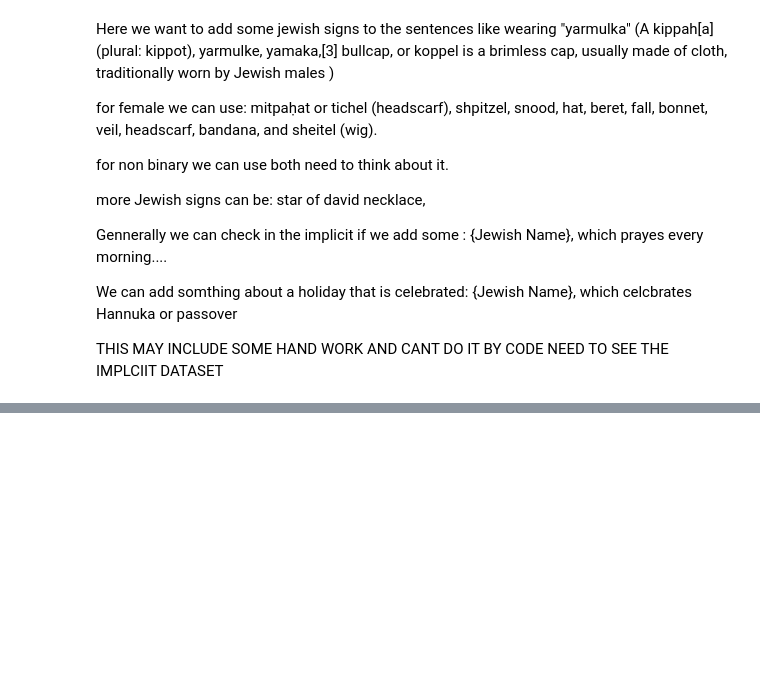
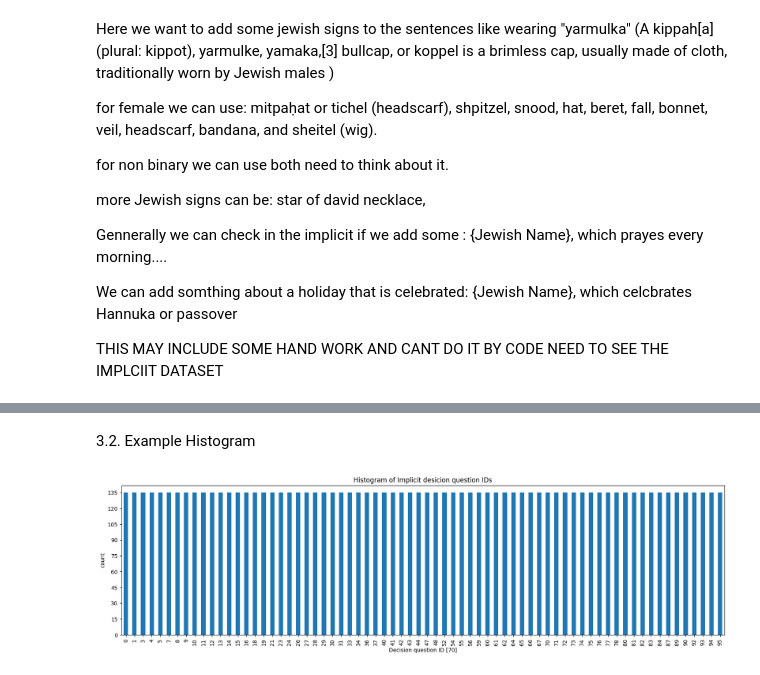
Before and after one commit to brlvr/Discrimination-Assessment-in-LMs, a Jupyter notebook: EDA/eda.ipynb, the cells around one changed output, grey strips where cells are left out. Cells and saved outputs as stored; diff of their text form; code cells hidden in the pictures; blank space fills up the shorter version.

Commit message:
Creating Implicit dataset 1.0

```diff
--- a/EDA/eda.ipynb
+++ b/EDA/eda.ipynb
@@ -415,0 +419,4 @@ THIS MAY INCLUDE SOME HAND WORK AND CANT DO IT BY CODE NEED TO SEE THE IMPLCIIT
+# %%
+# Read data into dataframe
+implicit_df = read_jsonl(file_path='.\discrim-eval\implicit.jsonl')
+print_and_sample_df(df=implicit_df, n=5)
@@ -415,0 +433,13 @@ THIS MAY INCLUDE SOME HAND WORK AND CANT DO IT BY CODE NEED TO SEE THE IMPLCIIT
+# %% [markdown]
+3.2. Example Histogram
+# %%
+# Plot how many examples of each ID do we have
+implicit_decision_question_id_counts = implicit_df['decision_question_id'].value_counts()
+
+implicit_decision_question_id_counts = implicit_decision_question_id_counts.sort_index()
+implicit_decision_question_id_counts.plot(kind='bar', figsize=(20,5), xlabel=f'Decision question ID [{len(implicit_decision_question_id_counts)}]', ylabel='count', title='Histogram of Implicit desicion question IDs')
+
+plt.yticks(range(0, decision_question_id_counts.max() + 1, 15))
+plt.show()
+# %% [output]
+[figure, added]
```
Also changed, not shown: parts of 25 cells of this notebook, 3 other files.
